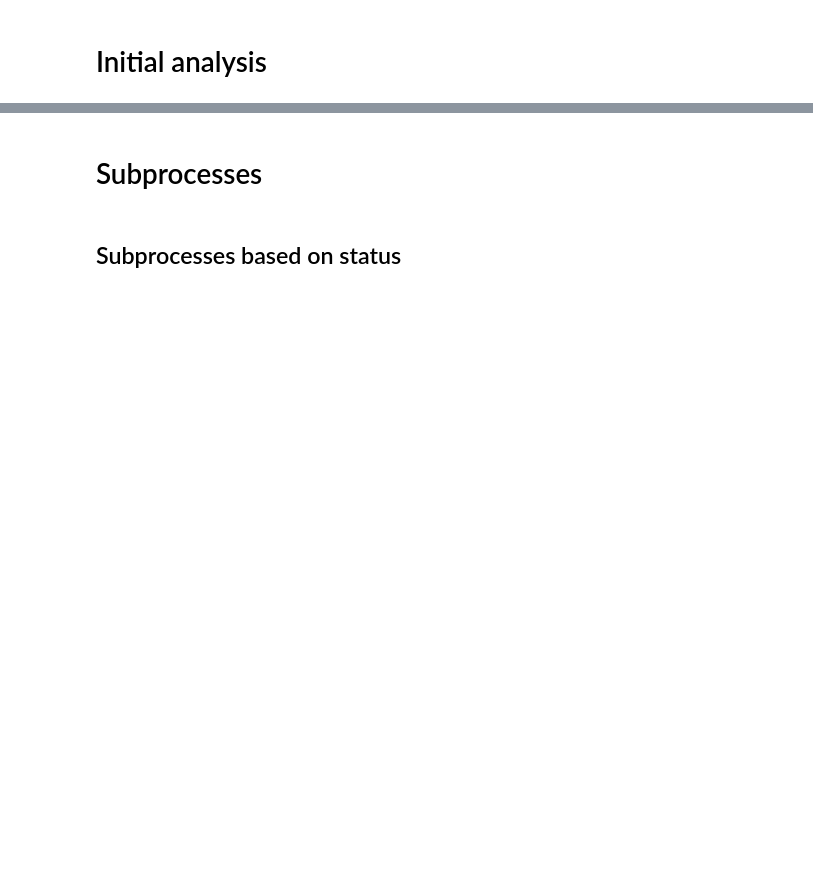
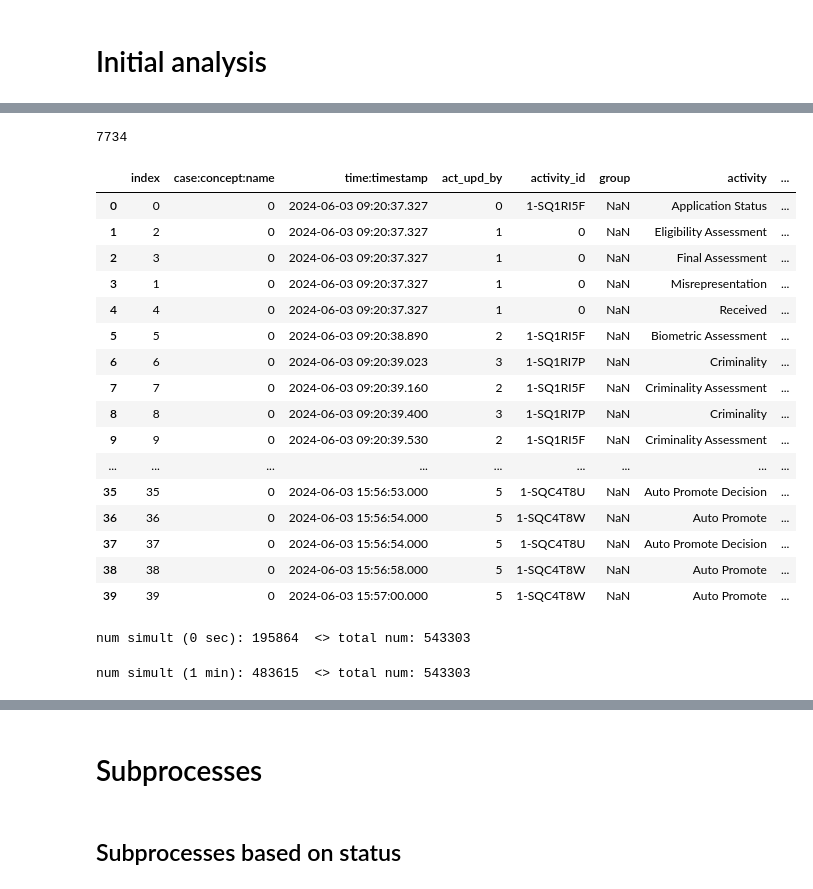
Before and after one commit to ProcessMining-uOttawa/ircc, a Jupyter notebook: ircc-lifecycles-new.ipynb, the cells around one changed output, grey strips where cells are left out. Saved outputs shown, nothing was run; the diff lists cells and outputs as text; code cells hidden in the pictures; blank space fills up the shorter version.

```diff
--- a/ircc-lifecycles-new.ipynb
+++ b/ircc-lifecycles-new.ipynb
@@ -19,0 +70,4 @@ log = pd.read_csv("data/combined_event_log_anonymous.csv")
+# %%
+log = log.sort_values(by=['case:concept:name', 'time:timestamp', 'concept:name'])
+log = log.reset_index()
+log
@@ -19,0 +116,3 @@ log = pd.read_csv("data/combined_event_log_anonymous.csv")
+# %%
+cases_firsts = log.groupby('case:concept:name').first().reset_index()
+cases_firsts
@@ -19,0 +133,4 @@ log = pd.read_csv("data/combined_event_log_anonymous.csv")
+# %%
+log['time_diff']= log['time:timestamp'] - log['time:timestamp'].shift(1)
+log['time_diff'] = log['time_diff'].apply(pd.Timedelta.total_seconds)
+log['time_diff']
@@ -19,0 +150,42 @@ log = pd.read_csv("data/combined_event_log_anonymous.csv")
+# %%
+# irrelevant time differences for first events of cases
+log['time_diff'].loc[cases_firsts['index']] = 1_000_000
+log[log['time_diff']==1_000_000].shape[0] # sanity check
+# %% [output]
+7734
+# %%
+log[log['case:concept:name']==0].head(40)
+# %% [output]
+|  | index | case:concept:name | time:timestamp | act_upd_by | activity_id | group | activity | ... |
+| 0 | 0 | 0 | 2024-06-03 09:20:37.327 | 0 | 1-SQ1RI5F | NaN | Application Status | ... |
+| 1 | 2 | 0 | 2024-06-03 09:20:37.327 | 1 | 0 | NaN | Eligibility Assessment | ... |
+| 2 | 3 | 0 | 2024-06-03 09:20:37.327 | 1 | 0 | NaN | Final Assessment | ... |
+| 3 | 1 | 0 | 2024-06-03 09:20:37.327 | 1 | 0 | NaN | Misrepresentation | ... |
+| 4 | 4 | 0 | 2024-06-03 09:20:37.327 | 1 | 0 | NaN | Received | ... |
+| 5 | 5 | 0 | 2024-06-03 09:20:38.890 | 2 | 1-SQ1RI5F | NaN | Biometric Assessment | ... |
+| 6 | 6 | 0 | 2024-06-03 09:20:39.023 | 3 | 1-SQ1RI7P | NaN | Criminality | ... |
+| 7 | 7 | 0 | 2024-06-03 09:20:39.160 | 2 | 1-SQ1RI5F | NaN | Criminality Assessment | ... |
+| 8 | 8 | 0 | 2024-06-03 09:20:39.400 | 3 | 1-SQ1RI7P | NaN | Criminality | ... |
+| 9 | 9 | 0 | 2024-06-03 09:20:39.530 | 2 | 1-SQ1RI5F | NaN | Criminality Assessment | ... |
+| ... | ... | ... | ... | ... | ... | ... | ... | ... |
+| 35 | 35 | 0 | 2024-06-03 15:56:53.000 | 5 | 1-SQC4T8U | NaN | Auto Promote Decision | ... |
+| 36 | 36 | 0 | 2024-06-03 15:56:54.000 | 5 | 1-SQC4T8W | NaN | Auto Promote | ... |
+| 37 | 37 | 0 | 2024-06-03 15:56:54.000 | 5 | 1-SQC4T8U | NaN | Auto Promote Decision | ... |
+| 38 | 38 | 0 | 2024-06-03 15:56:58.000 | 5 | 1-SQC4T8W | NaN | Auto Promote | ... |
+| 39 | 39 | 0 | 2024-06-03 15:57:00.000 | 5 | 1-SQC4T8W | NaN | Auto Promote | ... |
+# %%
+# all sequential events with exact same timestamp
+num_simult = len(log[log['time_diff']==0])
+total_num = log.shape[0]
+
+print("num simult (0 sec):", num_simult, " <> total num:", total_num)
+# %% [output]
+num simult (0 sec): 195864  <> total num: 543303
+# %%
+# all sequential events with less than 1min difference in timestamps
+num_simult = len(log[log['time_diff'] < 60 * 10])
+total_num = log.shape[0]
+
+print("num simult (1 min):", num_simult, " <> total num:", total_num)
+# %% [output]
+num simult (1 min): 483615  <> total num: 543303
```
Also changed, not shown: parts of 47 cells of this notebook, 2 other files.
